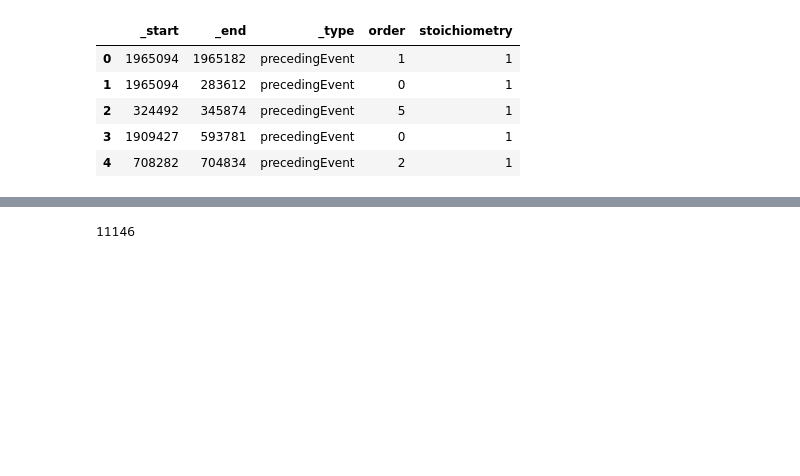
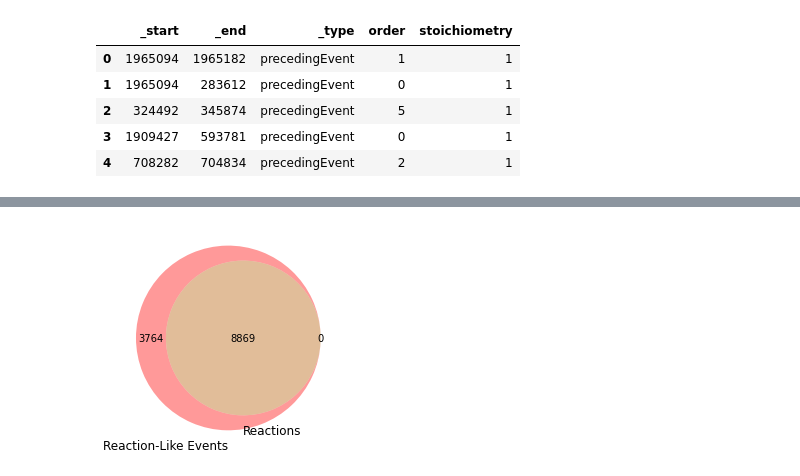
Before and after one commit to Yijia-Xiao/Know2BIO, a Jupyter notebook: dataset/reaction_to_reaction.ipynb, the cells around one changed output, grey strips where cells are left out. Saved outputs shown, nothing was run; the diff lists cells and outputs as text; code cells hidden in the pictures; blank space fills up the shorter version.

```diff
--- a/dataset/reaction_to_reaction.ipynb
+++ b/dataset/reaction_to_reaction.ipynb
@@ -116,8 +121,9 @@ for i in range(0,len(edges)):
         continue
 
 
+file = 'Reaction_(Reactome)_precedes_Reaction_(Reactome).csv'
 
-with open('output/reaction2reaction/edges_reaction-like-event_predeces_reaction-like-event.csv','w') as fout:
+with open(os.path.join('output/reaction2reaction/',file), 'w') as fout:
     writer = csv.writer(fout)
     writer.writerow(['Reaction (Reactome)','Reaction (Reactome)','Relationship'])
     relationship = '-head_happens_before_that_tail_reaction->'
@@ -127,7 +133,9 @@ with open('output/reaction2reaction/edges_reaction-like-event_predeces_reaction-
         second_event = edge[0]
         writer.writerow(['Reactome_Reaction:'+first_event, 'Reactome_Reaction:'+second_event, relationship])
 
-! cp 'output/reaction2reaction/edges_reaction-like-event_predeces_reaction-like-event.csv' 'output/edges/edges_reaction-like-event_predeces_reaction-like-event.csv'
+df = pd.read_csv(os.path.join('output/reaction2reaction/',file))
+df.to_csv(os.path.join('output/edges/',file), index=False)
+df.to_csv(os.path.join('output/edges_to_use/',file), index=False)
 # %% [output]
 |  | _id | stId | displayName | name | category |
 | 0 | 3.0 | R-HSA-9626034 | EEF1A1 dissociates from p-GFAP | ["EEF1A1 dissociates from p-GFAP"] | dissociation |
@@ -142,7 +150,7 @@ with open('output/reaction2reaction/edges_reaction-like-event_predeces_reaction-
 | 3 | 1909427 | 593781 | precedingEvent | 0 | 1 |
 | 4 | 708282 | 704834 | precedingEvent | 2 | 1 |
 # %%
-rle2rle = pd.read_csv('output/reaction2reaction/edges_reaction-like-event_predeces_reaction-like-event.csv')
+rle2rle = pd.read_cs(os.path.join('output/edges/',file))
 rle2rle.tail()
 # %% [output]
 |  | Reaction (Reactome) | Reaction (Reactome).1 | Relationship |
@@ -187,3 +161,0 @@ print(len(rle_in_rxn))
-# %%
-rle2rle = pd.read_csv('output/reaction2reaction/edges_reaction-like-event_predeces_reaction-like-event.csv')
-rle2rle.tail()
@@ -197,4 +162,7 @@ rle2rle.tail()
-# %%
-len(set(rle2rle['Reaction (Reactome)']).union(set(rle2rle['Reaction (Reactome).1'])))
-# %% [output]
-11146
+# %%
+rle2rle_list = list(zip(rle2rle['Reaction (Reactome)'], rle2rle['Reaction (Reactome).1']))
+rxn2rxn_list = list(zip(rxn2rxn['Reaction (Reactome)'], rxn2rxn['Reaction (Reactome).1']))
+venn2((set(rle2rle_list), set(rxn2rxn_list)), set_labels=['Reaction-Like Events','Reactions'])
+plt.show()
+# %% [output]
+[figure, added]
```
Also changed, not shown: parts of 5 cells of this notebook, 5 other files.
